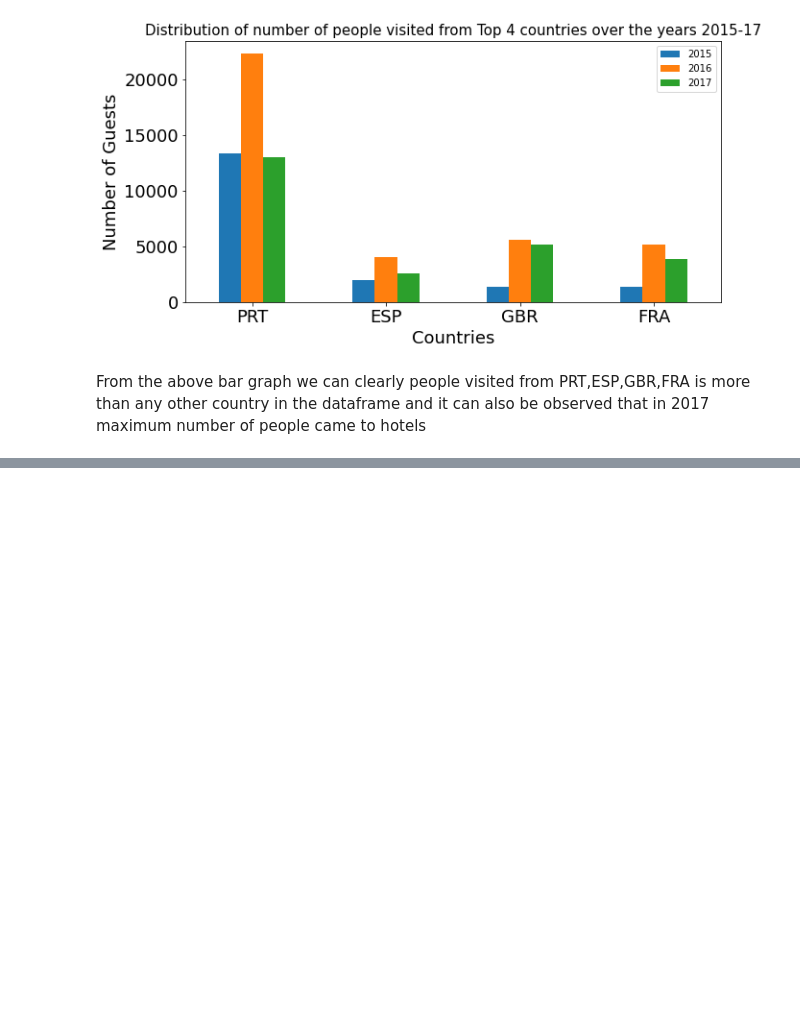
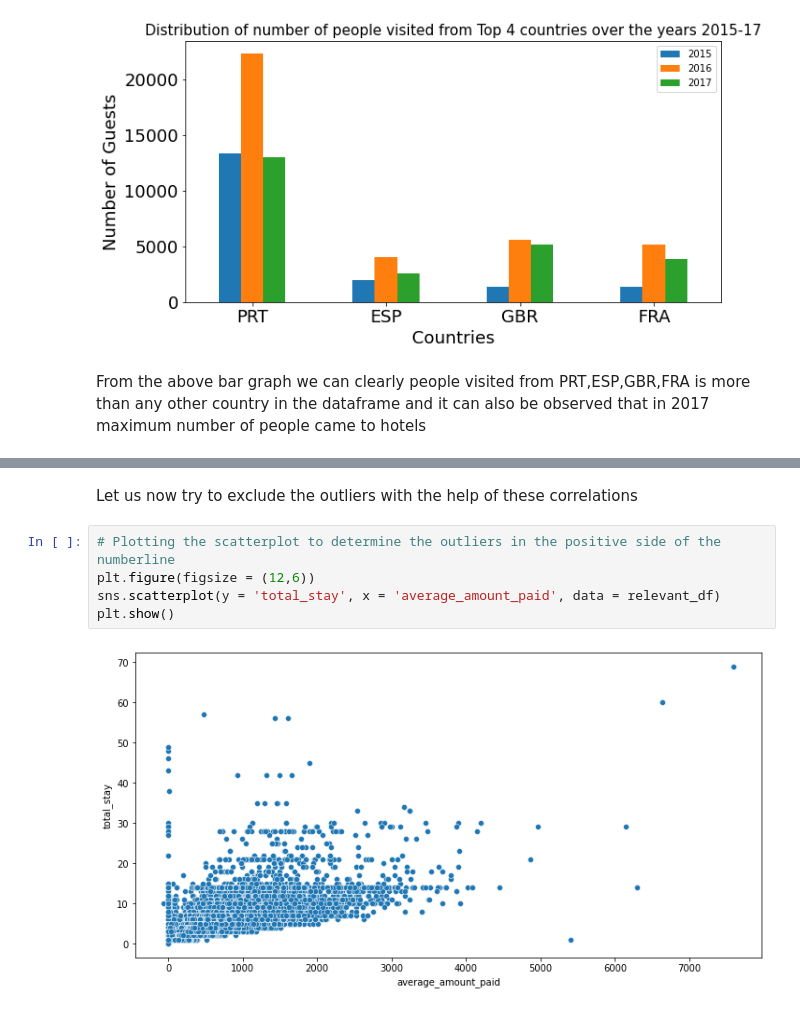
Before and after one commit to Mihirgupta2001/EDA-Capstone-Project-Hotel-Booking, a Jupyter notebook: EDA_Hotel_Booking_Analysis_Capstone_Project.ipynb, the cells around one changed output, grey strips where cells are left out. Saved outputs shown, nothing was run; the diff lists cells and outputs as text; blank space fills up the shorter version.

```diff
--- a/EDA_Hotel_Booking_Analysis_Capstone_Project.ipynb
+++ b/EDA_Hotel_Booking_Analysis_Capstone_Project.ipynb
@@ -390,0 +451,9 @@ From the above bar graph we can clearly people visited from PRT,ESP,GBR,FRA is m
+# %% [markdown]
+Let us now try to exclude the outliers with the help of these correlations
+# %%
+# Plotting the scatterplot to determine the outliers in the positive side of the numberline
+plt.figure(figsize = (12,6))
+sns.scatterplot(y = 'total_stay', x = 'average_amount_paid', data = relevant_df)
+plt.show()
+# %% [output]
+[figure, added]
```
Also changed, not shown: parts of 27 cells of this notebook.
